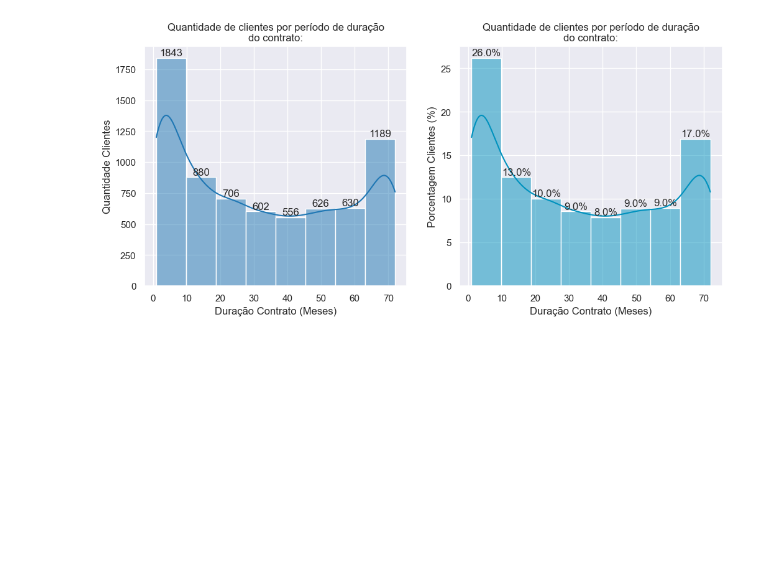
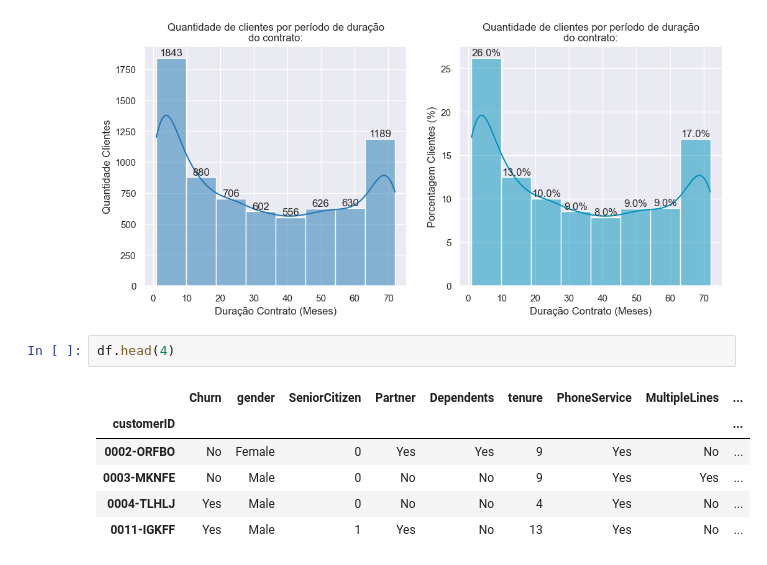
Before and after one commit to Megalonnix/ChallengeTelecomX, a Jupyter notebook: TelecomX_BR.ipynb, the cells around one changed output. Saved outputs shown, nothing was run; the diff lists cells and outputs as text; blank space fills up the shorter version.

```diff
--- a/TelecomX_BR.ipynb
+++ b/TelecomX_BR.ipynb
@@ -635,3 +635,12 @@ ax2.set_ylabel('Porcentagem Clientes (%)')
 plt.show()
 # %% [output]
 [figure]
+# %%
+df.head(4)
+# %% [output]
+|  | Churn | gender | SeniorCitizen | Partner | Dependents | tenure | PhoneService | MultipleLines | ... |
+| customerID |  |  |  |  |  |  |  |  | ... |
+| 0002-ORFBO | No | Female | 0 | Yes | Yes | 9 | Yes | No | ... |
+| 0003-MKNFE | No | Male | 0 | No | No | 9 | Yes | Yes | ... |
+| 0004-TLHLJ | Yes | Male | 0 | No | No | 4 | Yes | No | ... |
+| 0011-IGKFF | Yes | Male | 1 | Yes | No | 13 | Yes | No | ... |
```
Also changed, not shown: parts of 11 cells of this notebook.
